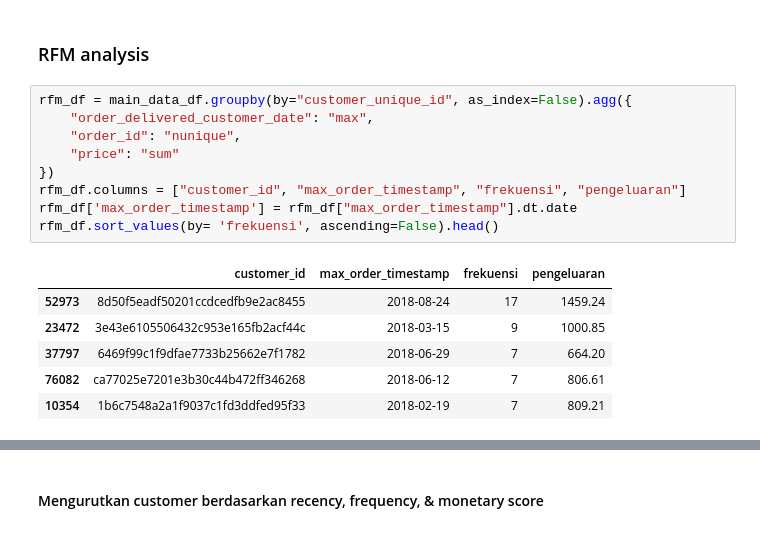
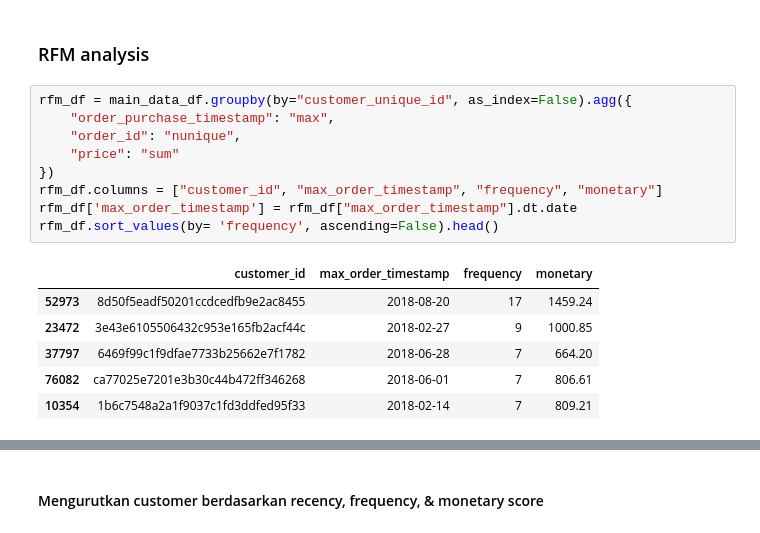
Before and after one commit to filbert4/streamlit, a Jupyter notebook: Proyek_Analisis_Data.ipynb, the cells around one changed output, grey strips where cells are left out. Drawn from its saved outputs; the diff is of its cells as text.

```diff
--- a/Proyek_Analisis_Data.ipynb
+++ b/Proyek_Analisis_Data.ipynb
@@ -1132,20 +1132,20 @@ plt.show()
 ### RFM analysis
 # %%
 rfm_df = main_data_df.groupby(by="customer_unique_id", as_index=False).agg({
-    "order_delivered_customer_date": "max",
+    "order_purchase_timestamp": "max",
     "order_id": "nunique",
     "price": "sum"
 })
-rfm_df.columns = ["customer_id", "max_order_timestamp", "frekuensi", "pengeluaran"]
+rfm_df.columns = ["customer_id", "max_order_timestamp", "frequency", "monetary"]
 rfm_df['max_order_timestamp'] = rfm_df["max_order_timestamp"].dt.date
-rfm_df.sort_values(by= 'frekuensi', ascending=False).head()
+rfm_df.sort_values(by= 'frequency', ascending=False).head()
 # %% [output]
-|  | customer_id | max_order_timestamp | frekuensi | pengeluaran |
-| 52973 | 8d50f5eadf50201ccdcedfb9e2ac8455 | 2018-08-24 | 17 | 1459.24 |
-| 23472 | 3e43e6105506432c953e165fb2acf44c | 2018-03-15 | 9 | 1000.85 |
-| 37797 | 6469f99c1f9dfae7733b25662e7f1782 | 2018-06-29 | 7 | 664.20 |
-| 76082 | ca77025e7201e3b30c44b472ff346268 | 2018-06-12 | 7 | 806.61 |
-| 10354 | 1b6c7548a2a1f9037c1fd3ddfed95f33 | 2018-02-19 | 7 | 809.21 |
+|  | customer_id | max_order_timestamp | frequency | monetary |
+| 52973 | 8d50f5eadf50201ccdcedfb9e2ac8455 | 2018-08-20 | 17 | 1459.24 |
+| 23472 | 3e43e6105506432c953e165fb2acf44c | 2018-02-27 | 9 | 1000.85 |
+| 37797 | 6469f99c1f9dfae7733b25662e7f1782 | 2018-06-28 | 7 | 664.20 |
+| 76082 | ca77025e7201e3b30c44b472ff346268 | 2018-06-01 | 7 | 806.61 |
+| 10354 | 1b6c7548a2a1f9037c1fd3ddfed95f33 | 2018-02-14 | 7 | 809.21 |
 # %%
 recent_date = main_data_df["order_delivered_customer_date"].dt.date.max()
 rfm_df["recency"] = rfm_df["max_order_timestamp"].apply(lambda x: (recent_date - x).days)
```
Also changed, not shown: parts of 14 cells of this notebook, 1 other file.
